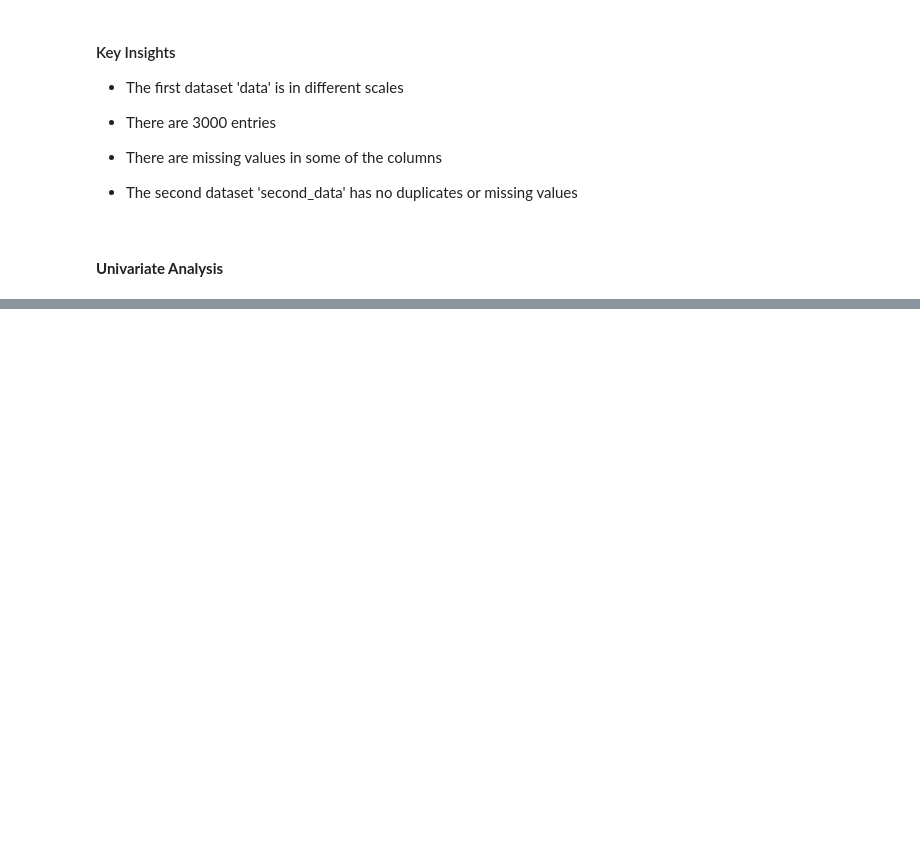
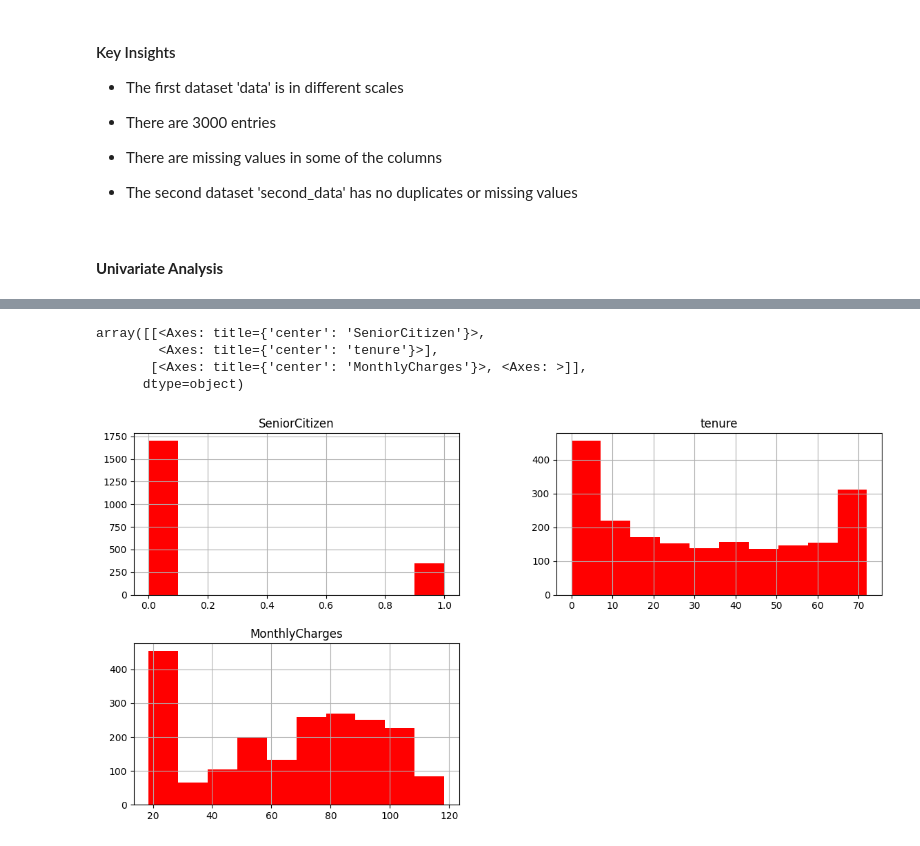
Before and after one commit to ZawadiLMG/Customer-Churn-Prediction, a Jupyter notebook: Notebooks/churn.ipynb, the cells around one changed output, grey strips where cells are left out. Saved outputs shown, nothing was run; the diff lists cells and outputs as text; code cells hidden in the pictures; blank space fills up the shorter version.

```diff
--- a/Notebooks/churn.ipynb
+++ b/Notebooks/churn.ipynb
@@ -222,0 +221,8 @@ array([[<Axes: title={'center': 'tenure'}>,
+# %%
+second_data.hist(figsize =(14, 7), color = 'red')
+# %% [output]
+array([[<Axes: title={'center': 'SeniorCitizen'}>,
+        <Axes: title={'center': 'tenure'}>],
+       [<Axes: title={'center': 'MonthlyCharges'}>, <Axes: >]],
+      dtype=object)
+[figure, added]
```
Also changed, not shown: parts of 4 cells of this notebook.
